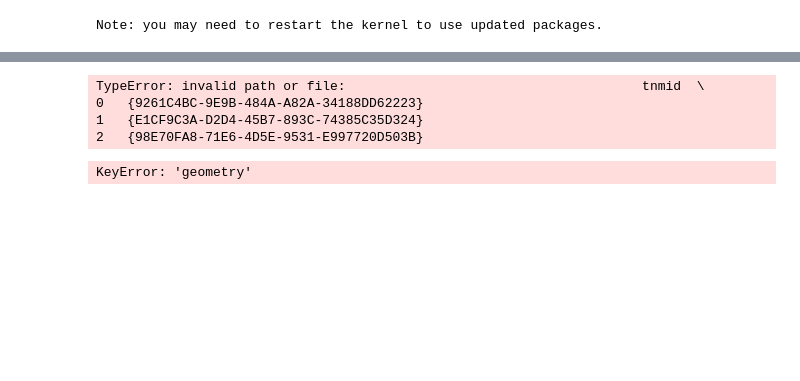
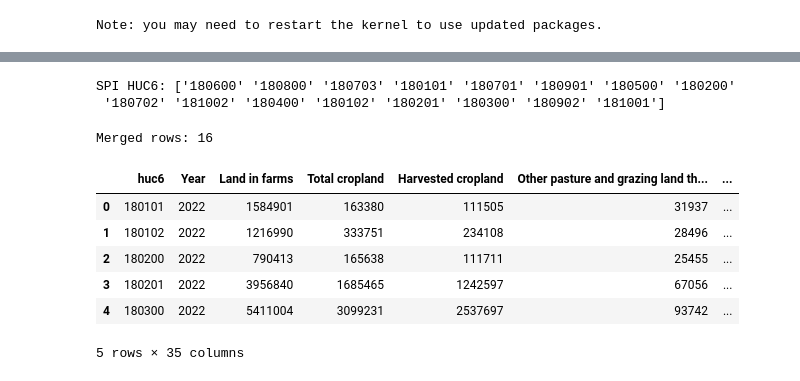
Before and after one commit to mstanisi/aquasteady_research, a Jupyter notebook: code/5. spatial analysis.ipynb, the cells around one changed output, grey strips where cells are left out. Saved outputs shown, nothing was run; the diff lists cells and outputs as text; code cells hidden in the pictures; blank space fills up the shorter version.

```diff
--- a/code/5. spatial analysis.ipynb
+++ b/code/5. spatial analysis.ipynb
@@ -56,9 +61,0 @@ watershed_path = shape_path + "WBDHU6.shp"  # Path to watershed shapefile
-# %%
-spi_stats = rasterstats.zonal_stats(
-    spi_data, CA_watersheds, stats=["mean"], geojson_out=True
-)
-# %% [output]
-TypeError: invalid path or file:                                      tnmid  \
-0   {9261C4BC-9E9B-484A-A82A-34188DD62223}
-1   {E1CF9C3A-D2D4-45B7-893C-74385C35D324}
-2   {98E70FA8-71E6-4D5E-9531-E997720D503B}
@@ -65,5 +76,32 @@ TypeError: invalid path or file:                                      tnmid  \
+# %%
+print("SPI HUC6:", spi["huc6"].unique())
+# %% [output]
+SPI HUC6: ['180600' '180800' '180703' '180101' '180701' '180901' '180500' '180200'
+ '180702' '181002' '180400' '180102' '180201' '180300' '180902' '181001']
+# %%
+usda22 = pd.read_csv(transformed_path + "usda 2022.csv")
+# %%
+spi['huc6'] = spi['huc6'].astype(np.int64)
 # %%
-usda = pd.read_csv(raw_path + "USDA_CA.csv")  # Your attached file
-merged = gpd.GeoDataFrame.from_features(stats).merge(usda, on="HUC_code")
+merged = usda22.merge(
+    spi,
+    on="huc6",      # Links each SPI value to both 2017 and 2022 USDA rows
+    how="left"      # Keeps all USDA rows, even if SPI is missing
+)
+
+print(f"Merged rows: {len(merged)}")
 # %% [output]
-KeyError: 'geometry'
+Merged rows: 16
+# %%
+ca_avg_spi = spi["mean"].mean()
+merged["mean"] = merged["mean"].fillna(ca_avg_spi)
+# %%
+merged.head()
+# %% [output]
+|  | huc6 | Year | Land in farms | Total cropland | Harvested cropland | Other pasture and grazing land th... | ... |
+| 0 | 180101 | 2022 | 1584901 | 163380 | 111505 | 31937 | ... |
+| 1 | 180102 | 2022 | 1216990 | 333751 | 234108 | 28496 | ... |
+| 2 | 180200 | 2022 | 790413 | 165638 | 111711 | 25455 | ... |
+| 3 | 180201 | 2022 | 3956840 | 1685465 | 1242597 | 67056 | ... |
+| 4 | 180300 | 2022 | 5411004 | 3099231 | 2537697 | 93742 | ... |
+5 rows × 35 columns
```
Also changed, not shown: parts of 15 cells of this notebook, 8 other files.
